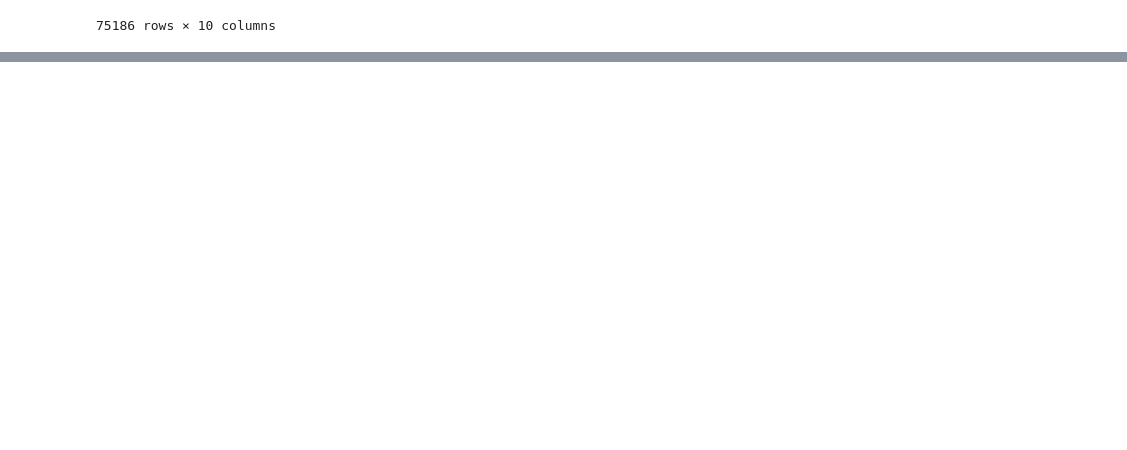
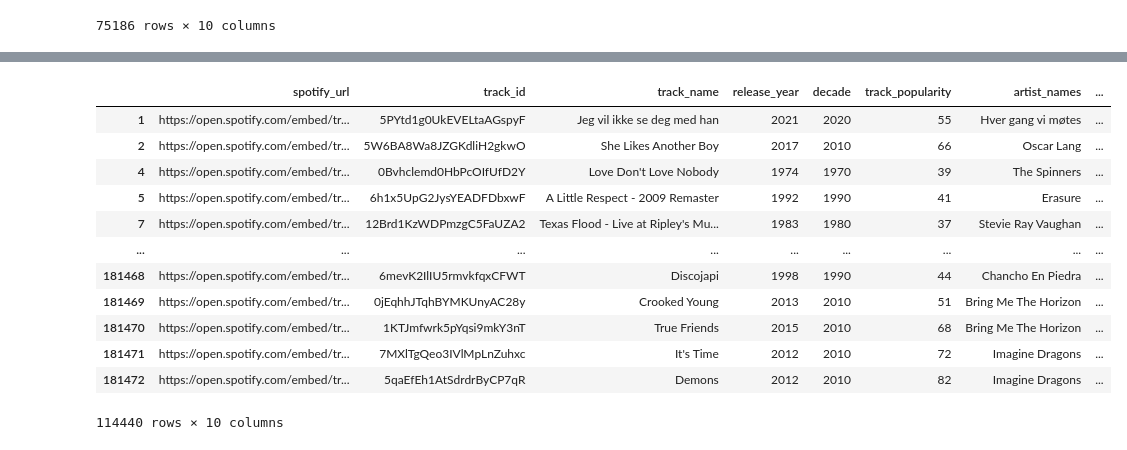
Before and after one commit to mirandalyng/examensarbete, a Jupyter notebook: backend/filters/filter_quiz.ipynb, the cells around one changed output, grey strips where cells are left out. Saved outputs shown, nothing was run; the diff lists cells and outputs as text; code cells hidden in the pictures; blank space fills up the shorter version.

```diff
--- a/backend/filter_quiz.ipynb
+++ b/backend/filters/filter_quiz.ipynb
@@ -122,0 +140,53 @@ result
+# %%
+def filter_by_genre(df: pd.DataFrame, genres: str | list[str]) -> pd.DataFrame:
+    # No genre selected (None) -> no filtering, return all tracks
+    if genres is None:
+        return df
+
+    # If the user passed a single genre as a string (e.g. "jazz"),
+    # wrap it in a list so the rest of the function can treat everything as a list
+    if isinstance(genres, str):
+        genres = [genres]
+
+    # Empty list -> no genre selected, so again return all tracks
+    if len(genres) == 0:
+        return df
+
+    # Build a set of the wanted genres, normalized:
+    # A set is used because "x in set" is much faster than "x in list"
+    wanted = {g for g in genres}
+
+    # Build a boolean mask (one True/False per row in the DataFrame).
+    # Each cell in df["genres"] is itself a list (or numpy array) of genres,
+    # e.g. ["hip hop", "funk"], so we check every row separately with apply().
+    mask = df["genres"].apply(
+        # For a row's genre list, return True if ANY of its genres
+        # (normalized the same way) is in the wanted set.
+        # This makes the filter an OR: a track matches if it has at least
+        # one of the selected genres.
+        lambda row: any(g in wanted for g in row)
+        # Guard: only do the check if the cell is not None and not empty
+        if row is not None and len(row) > 0
+        # Tracks with no genres (None or []) can never match, so mark them False
+        else False
+    )
+
+    # Keep only the rows where the mask is True
+    return df[mask]
+# %%
+testa = filter_by_genre(df,['jazz', 'pop', 'rock'])
+testa
+# %% [output]
+|  | spotify_url | track_id | track_name | release_year | decade | track_popularity | artist_names | ... |
+| 1 | https://open.spotify.com/embed/tr... | 5PYtd1g0UkEVELtaAGspyF | Jeg vil ikke se deg med han | 2021 | 2020 | 55 | Hver gang vi møtes | ... |
+| 2 | https://open.spotify.com/embed/tr... | 5W6BA8Wa8JZGKdliH2gkwO | She Likes Another Boy | 2017 | 2010 | 66 | Oscar Lang | ... |
+| 4 | https://open.spotify.com/embed/tr... | 0Bvhclemd0HbPcOIfUfD2Y | Love Don't Love Nobody | 1974 | 1970 | 39 | The Spinners | ... |
+| 5 | https://open.spotify.com/embed/tr... | 6h1x5UpG2JysYEADFDbxwF | A Little Respect - 2009 Remaster | 1992 | 1990 | 41 | Erasure | ... |
+| 7 | https://open.spotify.com/embed/tr... | 12Brd1KzWDPmzgC5FaUZA2 | Texas Flood - Live at Ripley's Mu... | 1983 | 1980 | 37 | Stevie Ray Vaughan | ... |
+| ... | ... | ... | ... | ... | ... | ... | ... | ... |
+| 181468 | https://open.spotify.com/embed/tr... | 6mevK2IlIU5rmvkfqxCFWT | Discojapi | 1998 | 1990 | 44 | Chancho En Piedra | ... |
+| 181469 | https://open.spotify.com/embed/tr... | 0jEqhhJTqhBYMKUnyAC28y | Crooked Young | 2013 | 2010 | 51 | Bring Me The Horizon | ... |
+| 181470 | https://open.spotify.com/embed/tr... | 1KTJmfwrk5pYqsi9mkY3nT | True Friends | 2015 | 2010 | 68 | Bring Me The Horizon | ... |
+| 181471 | https://open.spotify.com/embed/tr... | 7MXlTgQeo3IVlMpLnZuhxc | It's Time | 2012 | 2010 | 72 | Imagine Dragons | ... |
+| 181472 | https://open.spotify.com/embed/tr... | 5qaEfEh1AtSdrdrByCP7qR | Demons | 2012 | 2010 | 82 | Imagine Dragons | ... |
+114440 rows × 10 columns
```
Also changed, not shown: parts of 6 cells of this notebook, 4 other files.
